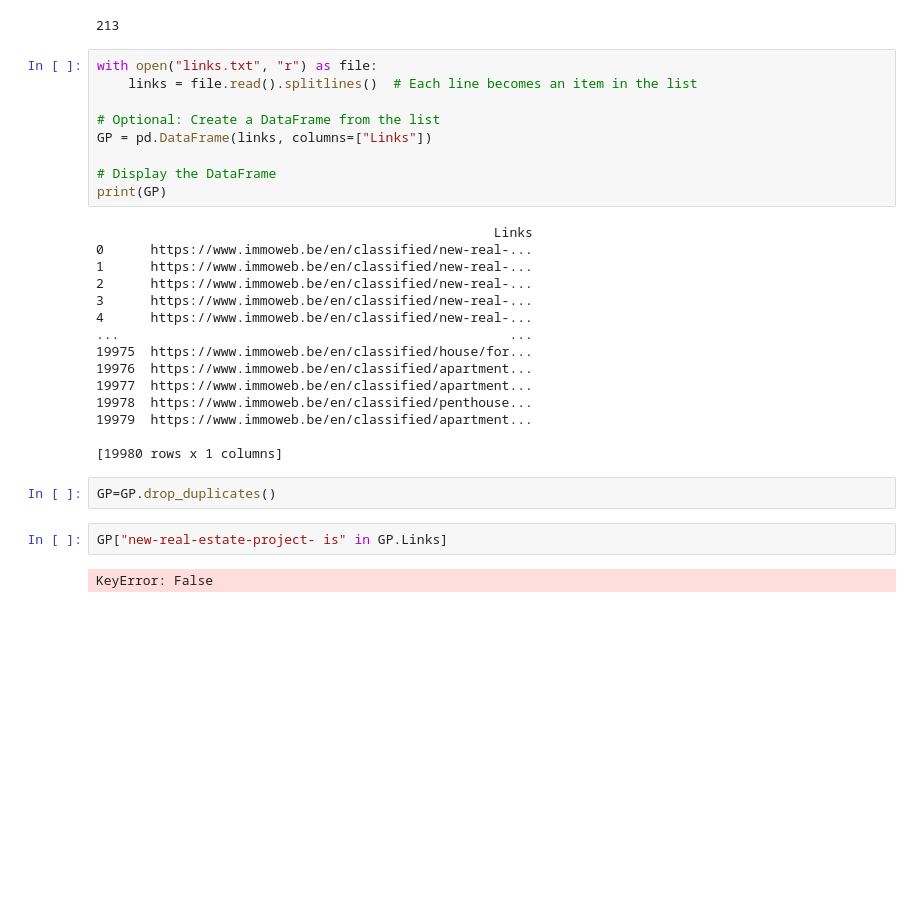
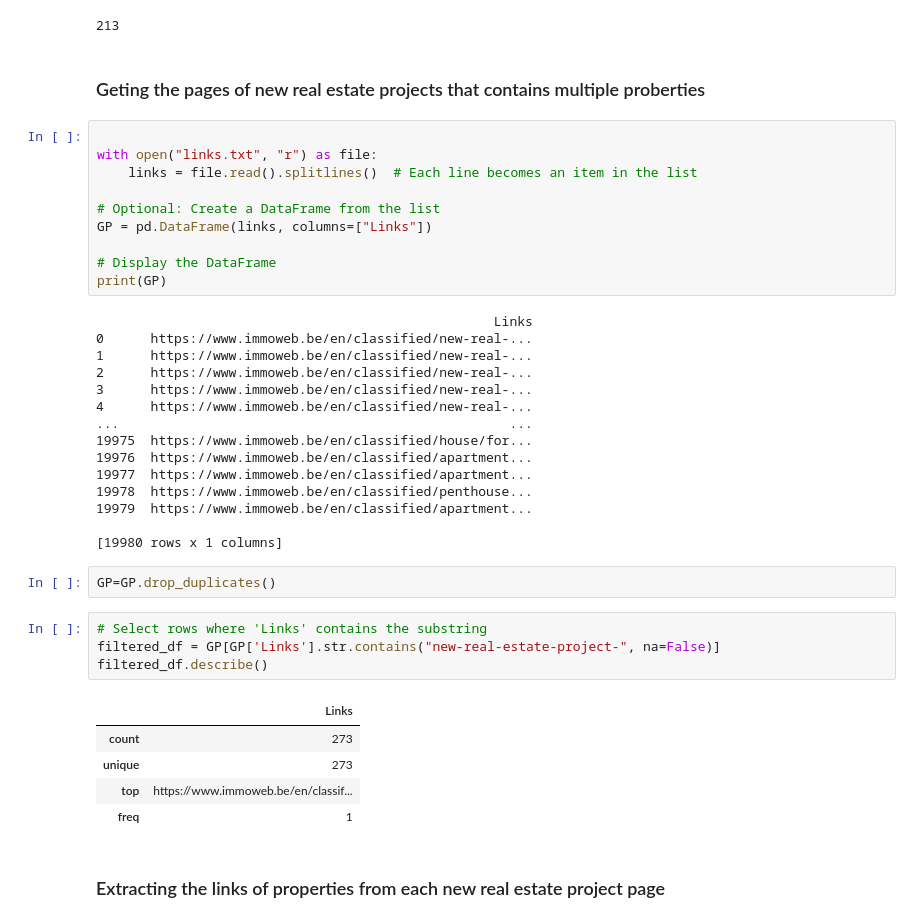
Before and after one commit to Mohammedhussingh/challenge-collecting-data, a Jupyter notebook: Links_extract.ipynb, the cells around one changed output. Cells and saved outputs as stored; diff of their text form; blank space fills up the shorter version.

```diff
--- a/Links_extract.ipynb
+++ b/Links_extract.ipynb
@@ -672,7 +676,10 @@ driver.quit()
 len (hrefs)
 # %% [output]
 213
+# %% [markdown]
+### Geting the pages of new real estate projects that contains multiple proberties
 # %%
+
 with open("links.txt", "r") as file:
     links = file.read().splitlines()  # Each line becomes an item in the list
 
@@ -698,7 +705,15 @@ print(GP)
 [19980 rows x 1 columns]
 # %%
 GP=GP.drop_duplicates()
-# %%
-GP["new-real-estate-project- is" in GP.Links]
-# %% [output]
-KeyError: False
+# %%
+# Select rows where 'Links' contains the substring
+filtered_df = GP[GP['Links'].str.contains("new-real-estate-project-", na=False)]
+filtered_df.describe()
+# %% [output]
+|  | Links |
+| count | 273 |
+| unique | 273 |
+| top | https://www.immoweb.be/en/classif... |
+| freq | 1 |
+# %% [markdown]
+### Extracting the links of properties from each new real estate project page
```
Also changed, not shown: parts of 6 cells of this notebook, 1 other file.
